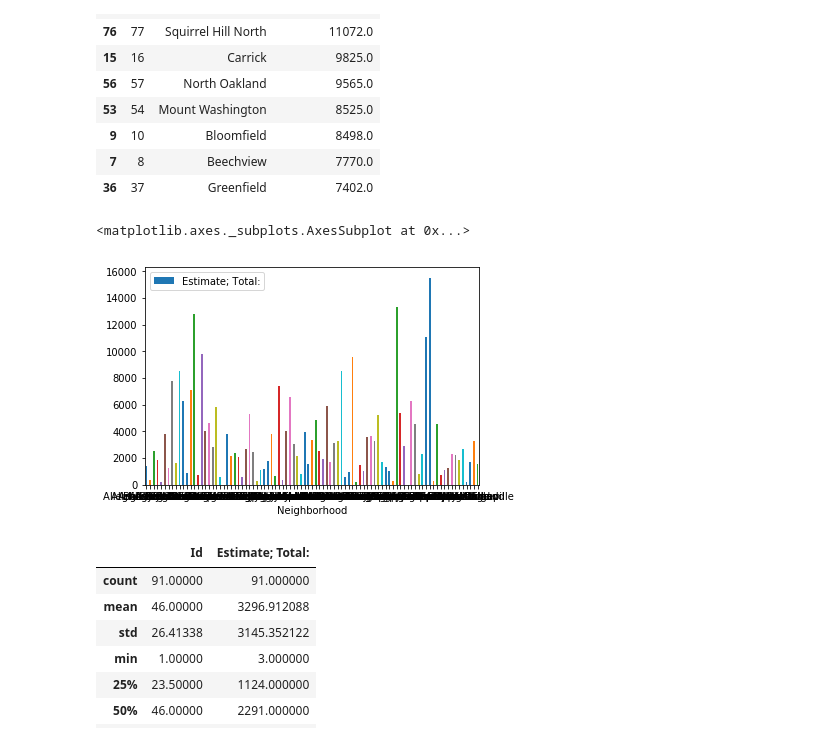
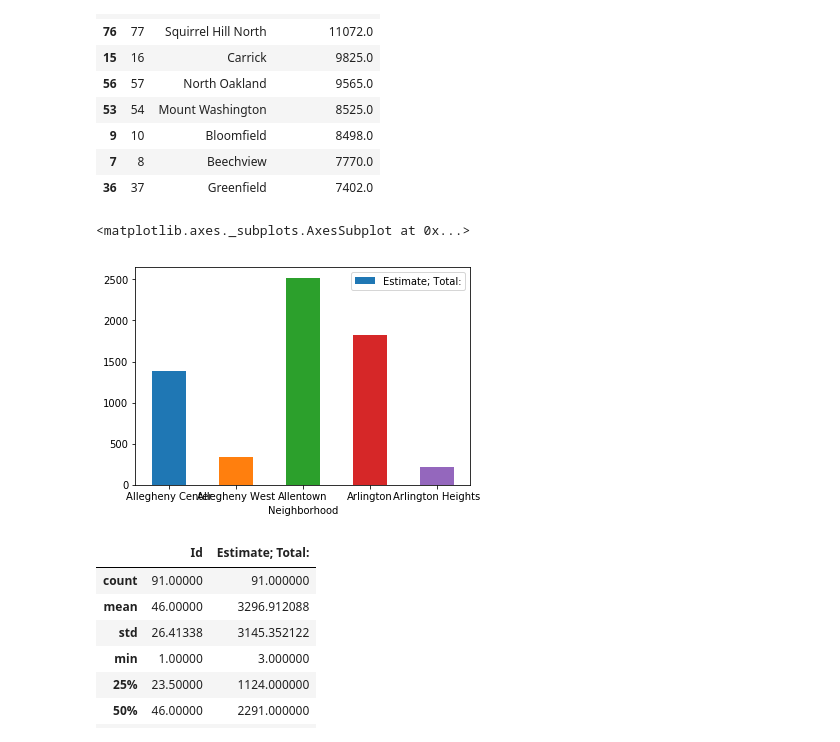
Before and after one commit to matgut33/0010-Final, a Jupyter notebook: Final-Project.ipynb, the cells around one changed output. Drawn from its saved outputs; the diff is of its cells as text; code cells hidden in the pictures.

Commit message:
Cleaning up some graphs and some markdown

```diff
--- a/Final-Project.ipynb
+++ b/Final-Project.ipynb
@@ -58,10 +58,10 @@ top10_SE
 | 36 | 37 | Greenfield | 7402.0 |
 # %%
 #Number of enrolled students per neighborhood
-school_enrollment2.plot.bar(x='Neighborhood',y='Estimate; Total:', rot=0)
+school_enrollment2.head(5).plot.bar(x='Neighborhood',y='Estimate; Total:', rot=0)
 # %% [output]
 <matplotlib.axes._subplots.AxesSubplot at 0x...>
-[figure, old version]
+[figure, new version]
 # %%
 school_enrollment2.describe()
 # %% [output]
```
Also changed, not shown: parts of 3 cells of this notebook.
